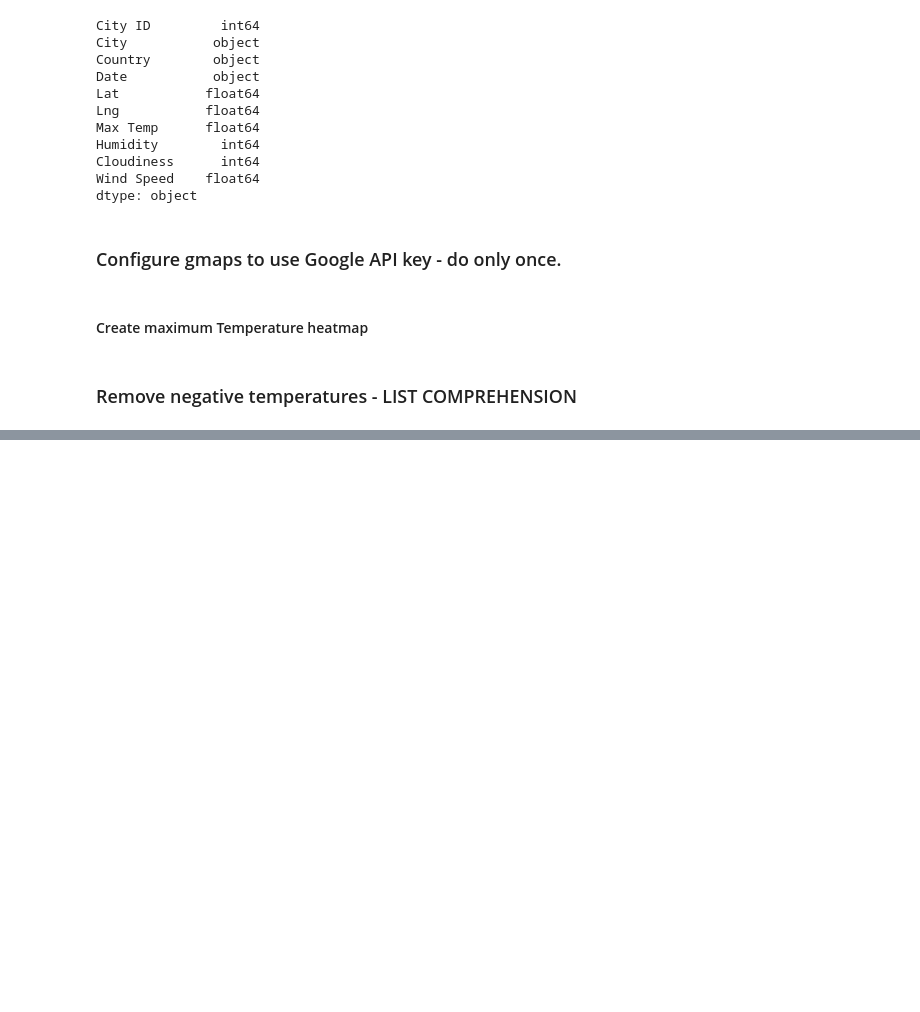
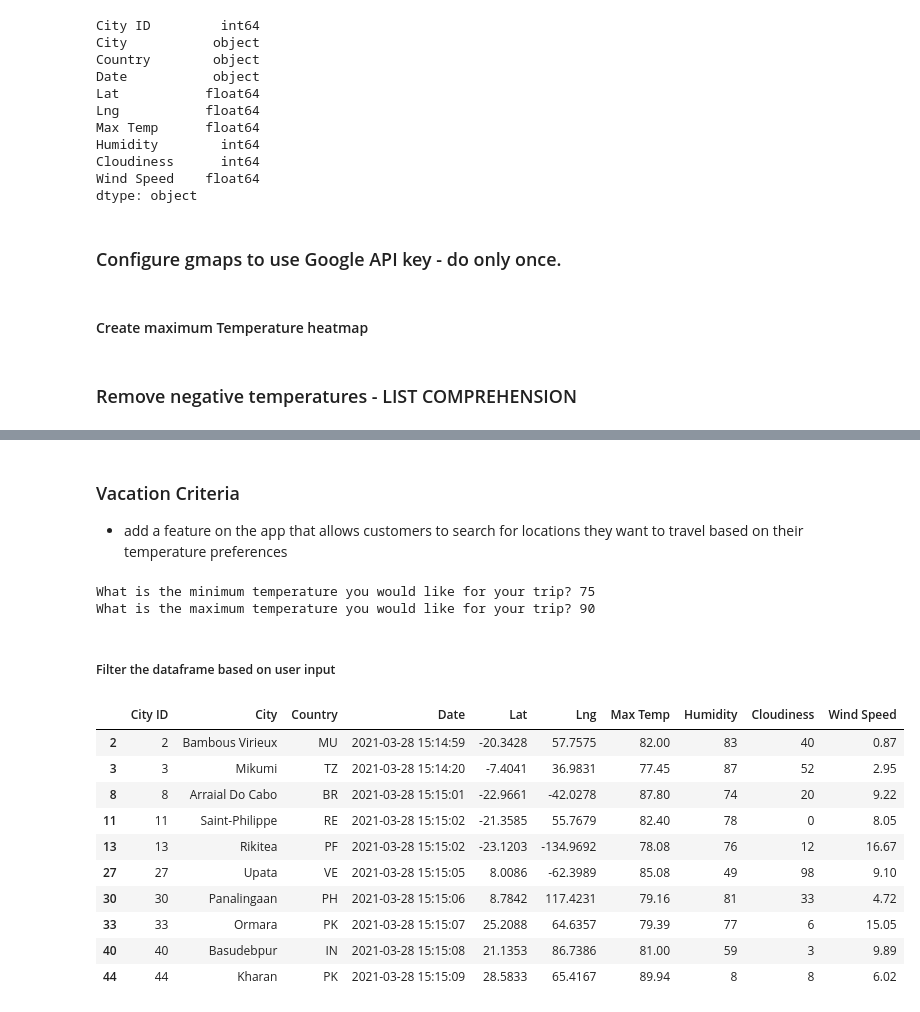
Before and after one commit to Khawlasidaoui/World_Weather_Analysis, a Jupyter notebook: VacationPy.ipynb, the cells around one changed output, grey strips where cells are left out. Cells and saved outputs as stored; diff of their text form; code cells hidden in the pictures; blank space fills up the shorter version.

Commit message:
updating vacation.py

```diff
--- a/VacationPy.ipynb
+++ b/VacationPy.ipynb
@@ -82,0 +119,27 @@ widgets.IntSlider()
+# %% [markdown]
+### Vacation Criteria
+- add a feature on the app that allows customers to search for locations they want to travel based on their temperature preferences
+# %%
+# Ask the customer to add a minimum and maximum temperature value.
+min_temp = float(input("What is the minimum temperature you would like for your trip? "))
+max_temp = float(input("What is the maximum temperature you would like for your trip? "))
+# %% [output]
+What is the minimum temperature you would like for your trip? 75
+What is the maximum temperature you would like for your trip? 90
+# %% [markdown]
+##### Filter the dataframe based on user input
+# %%
+preferred_cities_df=city_data_df.loc[(city_data_df['Max Temp']<=max_temp) & (city_data_df['Max Temp']>=min_temp)]
+preferred_cities_df.head(10)
+# %% [output]
+|  | City ID | City | Country | Date | Lat | Lng | Max Temp | Humidity | Cloudiness | Wind Speed |
+| 2 | 2 | Bambous Virieux | MU | 2021-03-28 15:14:59 | -20.3428 | 57.7575 | 82.00 | 83 | 40 | 0.87 |
+| 3 | 3 | Mikumi | TZ | 2021-03-28 15:14:20 | -7.4041 | 36.9831 | 77.45 | 87 | 52 | 2.95 |
+| 8 | 8 | Arraial Do Cabo | BR | 2021-03-28 15:15:01 | -22.9661 | -42.0278 | 87.80 | 74 | 20 | 9.22 |
+| 11 | 11 | Saint-Philippe | RE | 2021-03-28 15:15:02 | -21.3585 | 55.7679 | 82.40 | 78 | 0 | 8.05 |
+| 13 | 13 | Rikitea | PF | 2021-03-28 15:15:02 | -23.1203 | -134.9692 | 78.08 | 76 | 12 | 16.67 |
+| 27 | 27 | Upata | VE | 2021-03-28 15:15:05 | 8.0086 | -62.3989 | 85.08 | 49 | 98 | 9.10 |
+| 30 | 30 | Panalingaan | PH | 2021-03-28 15:15:06 | 8.7842 | 117.4231 | 79.16 | 81 | 33 | 4.72 |
+| 33 | 33 | Ormara | PK | 2021-03-28 15:15:07 | 25.2088 | 64.6357 | 79.39 | 77 | 6 | 15.05 |
+| 40 | 40 | Basudebpur | IN | 2021-03-28 15:15:08 | 21.1353 | 86.7386 | 81.00 | 59 | 3 | 9.89 |
+| 44 | 44 | Kharan | PK | 2021-03-28 15:15:09 | 28.5833 | 65.4167 | 89.94 | 8 | 8 | 6.02 |
```
Also changed, not shown: parts of 28 cells of this notebook, 6 other files.
